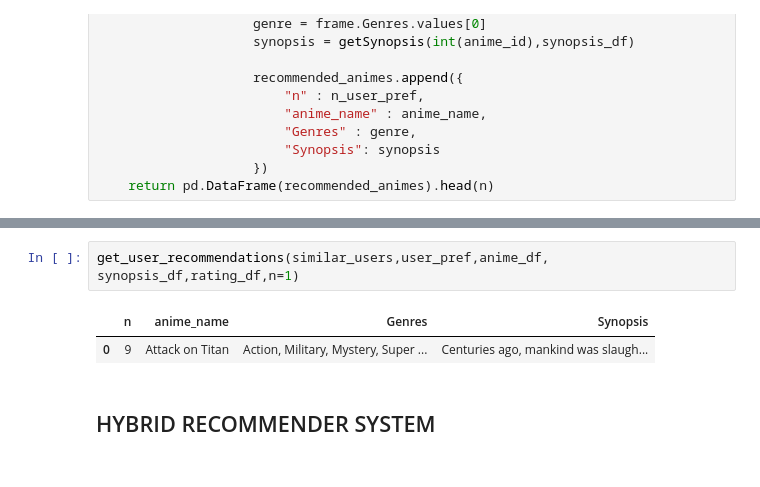
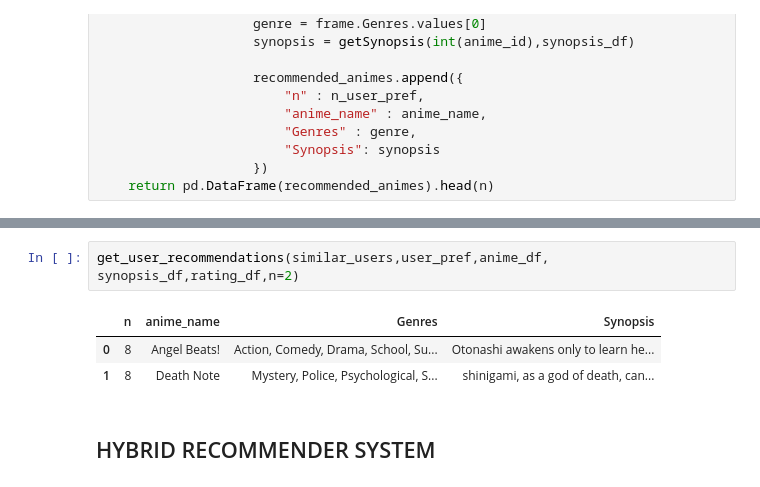
Before and after one commit to RohitDusane/mlops-comet-ml-dvc, a Jupyter notebook: notebook/anime.ipynb, the cells around one changed output, grey strips where cells are left out. Drawn from its saved outputs; the diff is of its cells as text.

```diff
--- a/notebook/anime.ipynb
+++ b/notebook/anime.ipynb
@@ -762,8 +797,9 @@ user_pref = get_user_preferences(11880 , rating_df, anime_df , plot=False)
 # %%
-get_user_recommendations(similar_users,user_pref,anime_df, synopsis_df,rating_df,n=1)
+get_user_recommendations(similar_users,user_pref,anime_df, synopsis_df,rating_df,n=2)
 # %% [output]
 |  | n | anime_name | Genres | Synopsis |
-| 0 | 9 | Attack on Titan | Action, Military, Mystery, Super ... | Centuries ago, mankind was slaugh... |
+| 0 | 8 | Angel Beats! | Action, Comedy, Drama, School, Su... | Otonashi awakens only to learn he... |
+| 1 | 8 | Death Note | Mystery, Police, Psychological, S... | shinigami, as a god of death, can... |
 # %% [markdown]
 ## HYBRID RECOMMENDER SYSTEM
 # %%
```
Also changed, not shown: parts of 14 cells of this notebook, 10 other files.
